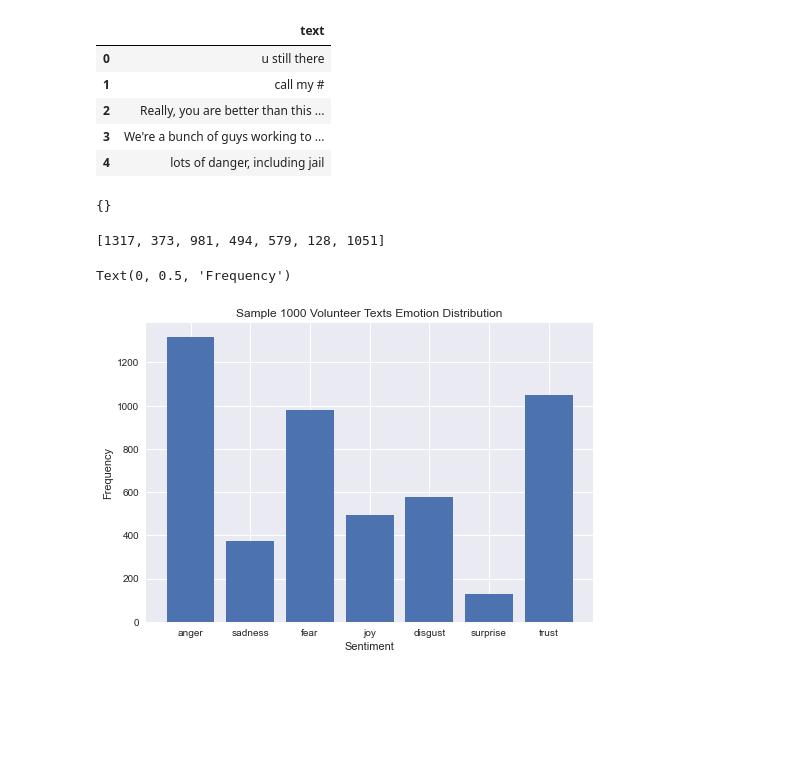
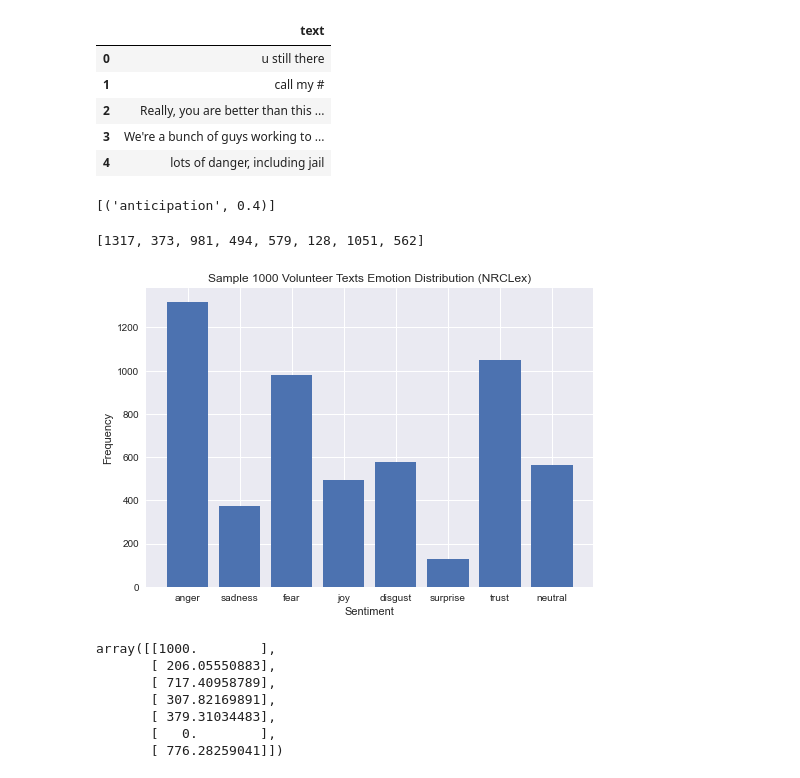
Before and after one commit to cdolfi/epik_open, a Jupyter notebook: notebooks/sentiment_analysis.ipynb, the cells around one changed output. Drawn from its saved outputs; the diff is of its cells as text; code cells hidden in the pictures; blank space fills up the shorter version.

```diff
--- a/notebooks/sentiment_analysis.ipynb
+++ b/notebooks/sentiment_analysis.ipynb
@@ -29,16 +30,17 @@ df.head()
 # %%
 text_object = NRCLex('Why does this not work?. I thought that it was supposed to tell me stuff. Gosh this sucks. But sometimes it still makes me happy')
 # %%
-text_object.raw_emotion_scores
+text_object.top_emotions
 # %% [output]
-{}
+[('anticipation', 0.4)]
 # %%
-emotions_tracked = {'anger': [], 'sadness': [], 'fear': [], 'joy': [], 'disgust': [], 'surprise': [], 'trust': []}
+emotions_tracked = {'anger': [], 'sadness': [], 'fear': [], 'joy': [], 'disgust': [], 'surprise': [], 'trust': [], 'neutral': []}
 no_emotions = 0
 for idx in range(len(df)):
     text_object = NRCLex(df.text[idx])
     if len(text_object.affect_list) == 0:
         no_emotions += 1
+        emotions_tracked['neutral'].append(1)
     else:
         emotions = text_object.affect_list
         for emotion in emotions:
@@ -51,13 +53,13 @@ for emotion in emotions_tracked:
 # %%
 print(total_emotions)
 # %% [output]
-[1317, 373, 981, 494, 579, 128, 1051]
+[1317, 373, 981, 494, 579, 128, 1051, 562]
 # %%
 x_axis = list(emotions_tracked.keys())
 plt.bar(x_axis, total_emotions)
-plt.title(f'Sample {len(df)} Volunteer Texts Emotion Distribution')
+plt.title(f'Sample {len(df)} Volunteer Texts Emotion Distribution (NRCLex)')
 plt.xlabel('Sentiment')
 plt.ylabel('Frequency')
+plt.savefig('nrclex_sentiment.jpg')
 # %% [output]
-Text(0, 0.5, 'Frequency')
-[figure, old version]
+[figure, new version]
@@ -63,0 +69,10 @@ Text(0, 0.5, 'Frequency')
+# %%
+emotions_scaled
+# %% [output]
+array([[1000.        ],
+       [ 206.05550883],
+       [ 717.40958789],
+       [ 307.82169891],
+       [ 379.31034483],
+       [   0.        ],
+       [ 776.28259041]])
```
Also changed, not shown: parts of 3 cells of this notebook, 2 other files.
